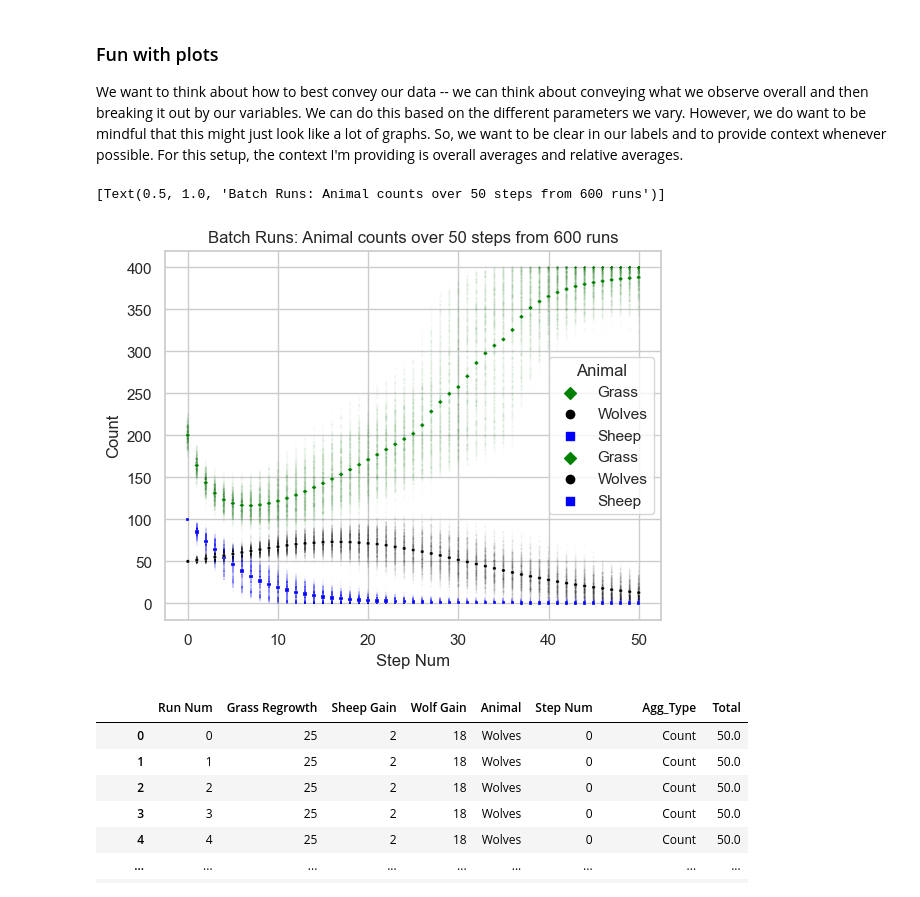
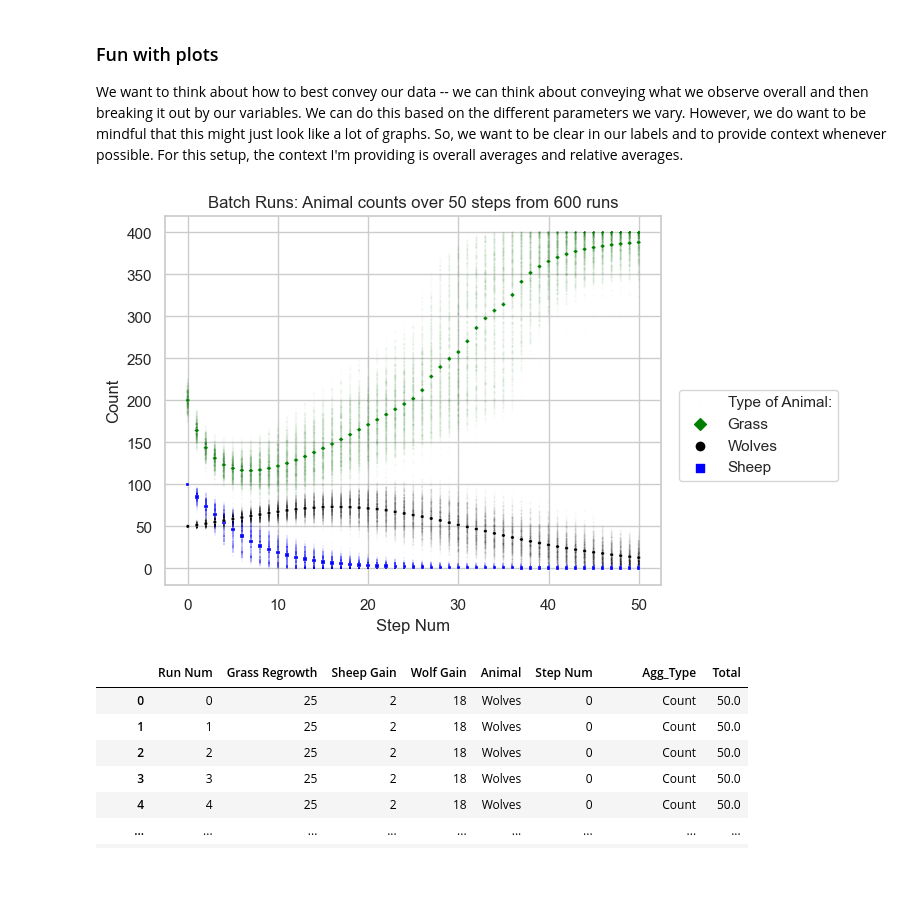
Before and after one commit to jmclip/MACSS-40550-ABM, a Jupyter notebook: 7_Analysis_YAAWN/data/batch_analysis_example_plots.ipynb, the cells around one changed output. Drawn from its saved outputs; the diff is of its cells as text; code cells hidden in the pictures.

```diff
--- a/7_Analysis_YAAWN/data/batch_analysis_example_plots.ipynb
+++ b/7_Analysis_YAAWN/data/batch_analysis_example_plots.ipynb
@@ -67,30 +52,32 @@ batch_avgs_sweep = batch_long.groupby(['Animal', "Grass Regrowth", "Wolf Gain",
 # %%
 # Scatterplot party!
 import seaborn as sns
+import matplotlib as plt
 sns.set_theme(style="whitegrid")
 
 
 
 # Do an overall plot to see how things look:
 # Note that the transparency and size are low here -- just want a general sense of the data
-sns.scatterplot(x="Step Num", y="Count", hue="Animal",
+full_data = sns.scatterplot(x="Step Num", y="Count", hue="Animal",
                 palette=["green", "black", "blue"], style= "Animal",
                 s= 2, hue_order=["Grass", "Wolves", "Sheep"],
                 markers = {"Grass": "D", "Wolves": "o", "Sheep": "s" },
                 alpha = 0.02,
              data=batch_long).set(title='Batch Runs: Animal counts over 50 steps from 600 runs')
 
+
 # Also add in averages for overall
 # Note that here we have a larger point size and no transparency
 # Need to fix the legend XXX
-sns.scatterplot(x="Step Num", y="Total_Avg", hue="Animal",
+avg_data = sns.scatterplot(x="Step Num", y="Total_Avg", hue="Animal",
                 palette=["green", "black", "blue"], style= "Animal",
                 s= 6, hue_order=["Grass", "Wolves", "Sheep"],
                 markers = {"Grass": "D", "Wolves": "o", "Sheep": "s" },
-             data=batch_avgs).set(title='Batch Runs: Animal counts over 50 steps from 600 runs')
+             data=batch_avgs).legend(labels=["Type of Animal:","Grass", "Wolves", "Sheep"],
+                                     bbox_to_anchor=(1.02, 0.55)) #note, you can move around as you'd like
 # %% [output]
-[Text(0.5, 1.0, 'Batch Runs: Animal counts over 50 steps from 600 runs')]
-[figure, old version]
+[figure, new version]
 # %%
 ## Create one big beautiful dataset. (probably better ways to do this efficiently)
 # do it this way so you can do some nice facet plots below
```
Also changed, not shown: parts of 5 cells of this notebook, 1 other file.
